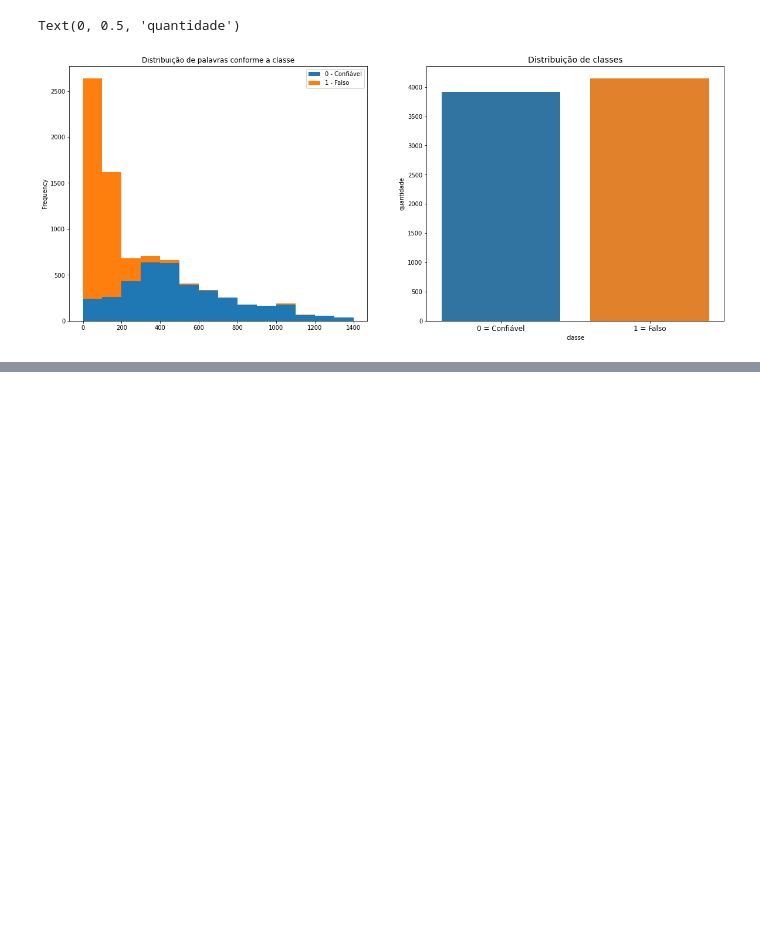
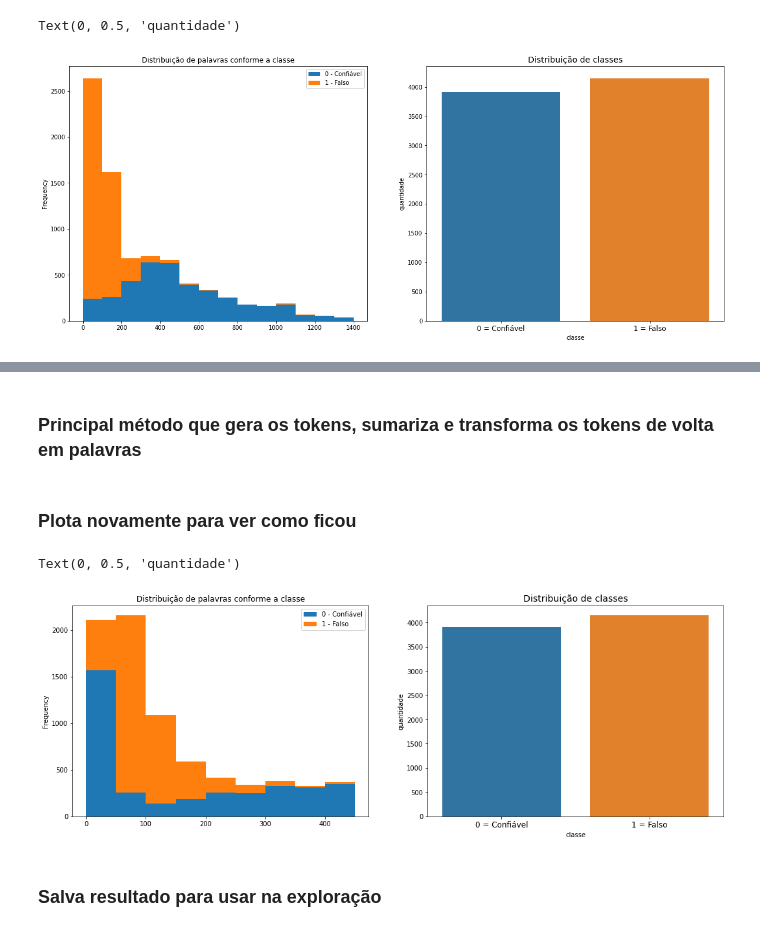
Before and after one commit to caesarcc/pucminas-tcc-fake-news-detection, a Jupyter notebook: passo03_pre_processamento.ipynb, the cells around one changed output, grey strips where cells are left out. Drawn from its saved outputs; the diff is of its cells as text; code cells hidden in the pictures; blank space fills up the shorter version.

```diff
--- a/passo03_pre_processamento.ipynb
+++ b/passo03_pre_processamento.ipynb
@@ -215,0 +214,38 @@ OSError: ignored
+# %% [markdown]
+### Principal método que gera os tokens, sumariza e transforma os tokens de volta em palavras
+# %%
+# Resume texto quando entrada maior que 500 palavras, senão retorna texto igual
+def resumir_textos(texto):
+  if len(re.findall(r"[\w']+", texto)) <= 500:
+    return texto
+  tokens = tokenizer.encode(texto, return_tensors="pt").to(device_disponivel)
+  outputs = model_pt.generate(
+        tokens,
+        max_length=500,
+        length_penalty=2.0,
+        num_beams=4,
+        early_stopping=True)
+  return tokenizer.decode(outputs[0], skip_special_tokens=True)
+# %%
+# Processa resumos
+dados["texto_processado"] = dados.texto_processado.apply(resumir_textos)
+# Atualiza qtde_palavras
+dados["qtde_palavras"] = dados.texto_processado.apply(lambda texto: len(re.findall(r"[\w']+", texto)))
+# %% [markdown]
+### Plota novamente para ver como ficou
+# %%
+dfplot = dados.pivot(columns='classe').qtde_palavras
+dfplot.columns = ['0 - Confiável', '1 - Falso']
+fig, axes = plt.subplots(nrows=1, ncols=2, figsize=(18, 6))
+axes1 = dfplot.plot(
+    ax=axes[0], kind='hist', stacked=True, bins=list(range(0, 500, 50)),
+    title="Distribuição de palavras conforme a classe")
+axes2 = sns.countplot(x="classe", data=dados)
+axes2.set_xticklabels(["0 = Confiável", "1 = Falso"], fontsize=12)
+axes2.set_title('Distribuição de classes', fontsize=14)
+axes2.set_ylabel('quantidade')
+# %% [output]
+Text(0, 0.5, 'quantidade')
+[figure, added]
+# %% [markdown]
+### Salva resultado para usar na exploração
```
Also changed, not shown: parts of 7 cells of this notebook.
